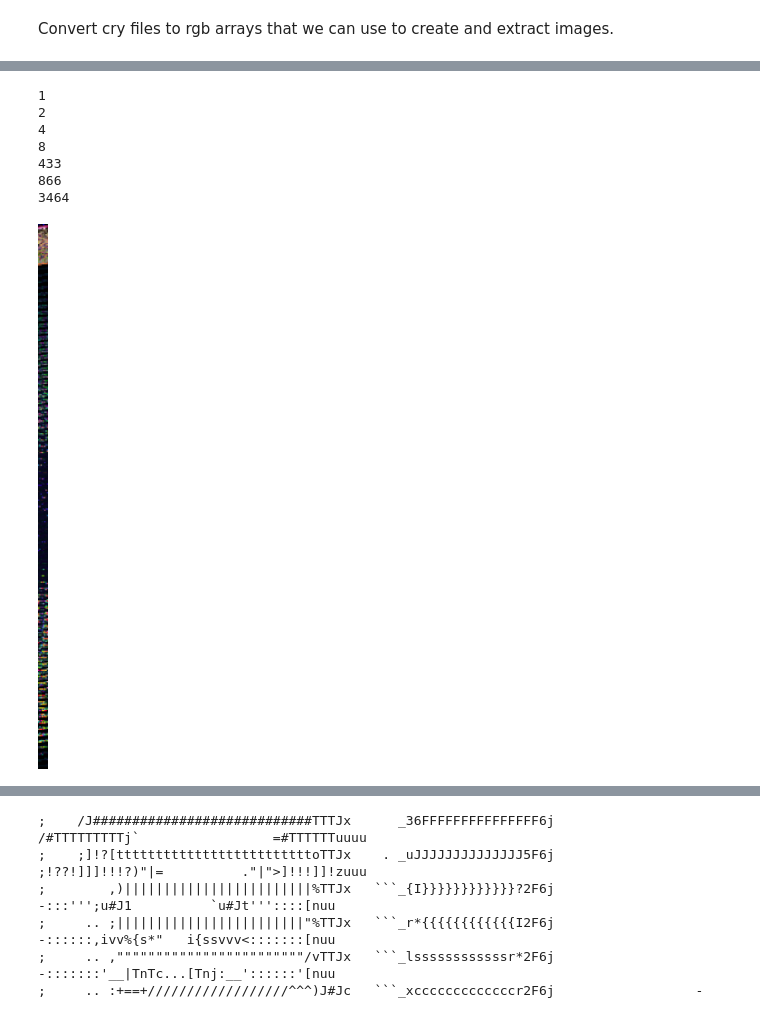
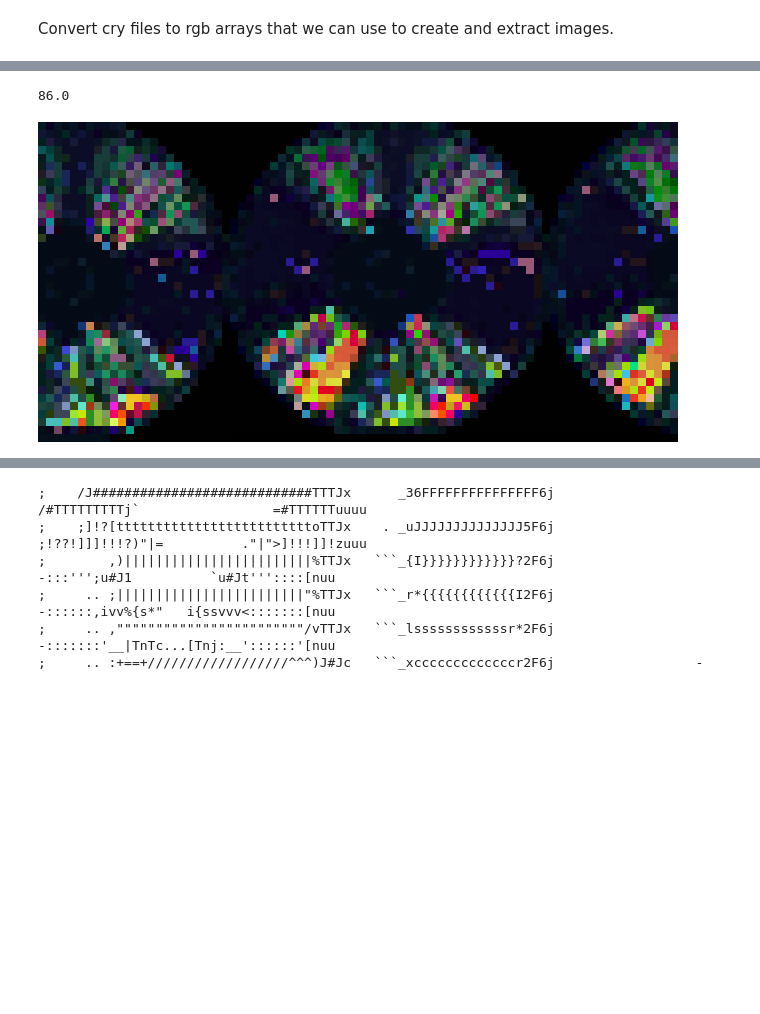
Before and after one commit to mwenge/vlm, a Jupyter notebook: notebooks/Parse CRY Files.ipynb, the cells around one changed output, grey strips where cells are left out. Drawn from its saved outputs; the diff is of its cells as text; code cells hidden in the pictures; blank space fills up the shorter version.

```diff
--- a/notebooks/Parse CRY Files.ipynb
+++ b/notebooks/Parse CRY Files.ipynb
@@ -104,0 +5,17 @@ def getPixels(file_name,width=2,offset=0):
+# %%
+import cry_rgb as cry
+from PIL import Image, ImageColor
+import numpy as np
+
+def getPixels(cry_pixels,width=2):
+    rgb_pixels = []
+    for i in range(0, len(cry_pixels),2):
+        t = cry_pixels[i:i+2]
+        #print(i,t,int.from_bytes(t,'little'))
+        rgb = cry.cry_to_rgb(int.from_bytes(t,'big'))
+        rgb_pixels += [rgb]
+    pad_len = width - (len(rgb_pixels) % width)
+    rgb_pixels += [(0,0,0)] * pad_len
+    pixels = np.array(rgb_pixels).astype(np.uint8)
+    pixels.shape = (-1,width,3)
+    return pixels
@@ -151,17 +123,18 @@ def getDivisors(n):
+# %%
+3440/40
+# %% [output]
+86.0
 # %%
-getDivisors(3464)
-width = 8
-pixels = getPixels('../src/images/cd1.cry',width)
+width = 80
+scale = 8
+
+file_name = '../src/images/cd1.cry'
+cry_pixels = open(file_name,'rb').read()[640:]
+pixels = getPixels(cry_pixels,width)
+
 img = Image.fromarray(pixels,mode='RGB')
 img = img.resize((img.width * scale, img.height * scale), Image.NEAREST)
 img
 # %% [output]
-1
-2
-4
-8
-433
-866
-3464
-[figure, old version]
+[figure, new version]
 # %%
```
Also changed, not shown: parts of 18 cells of this notebook, 2 other files.
